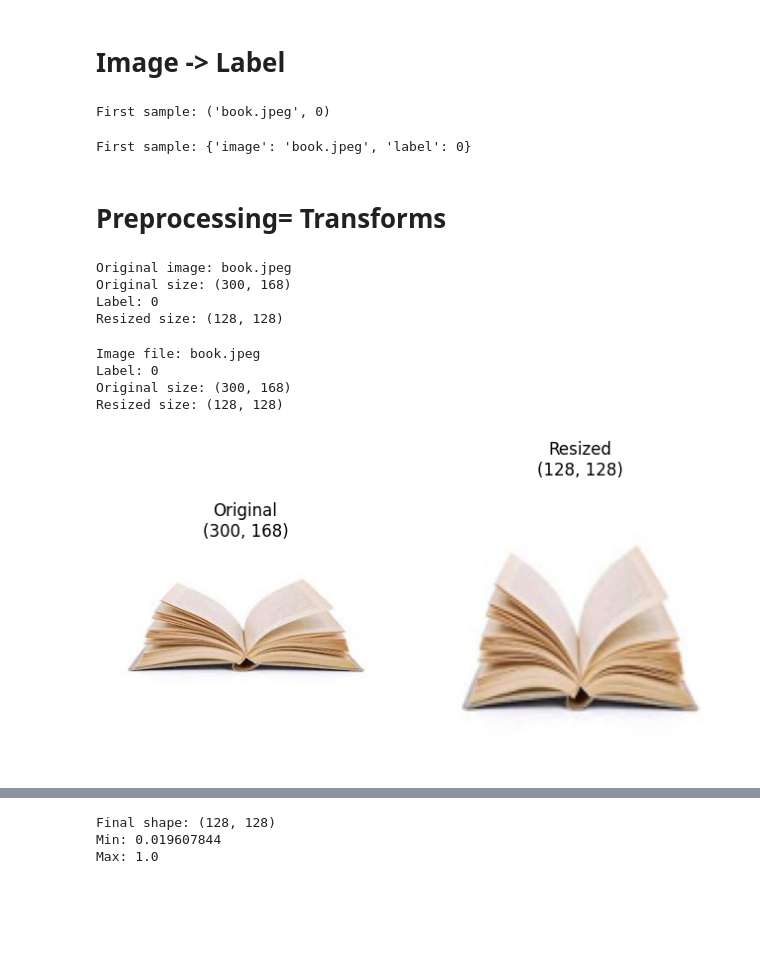
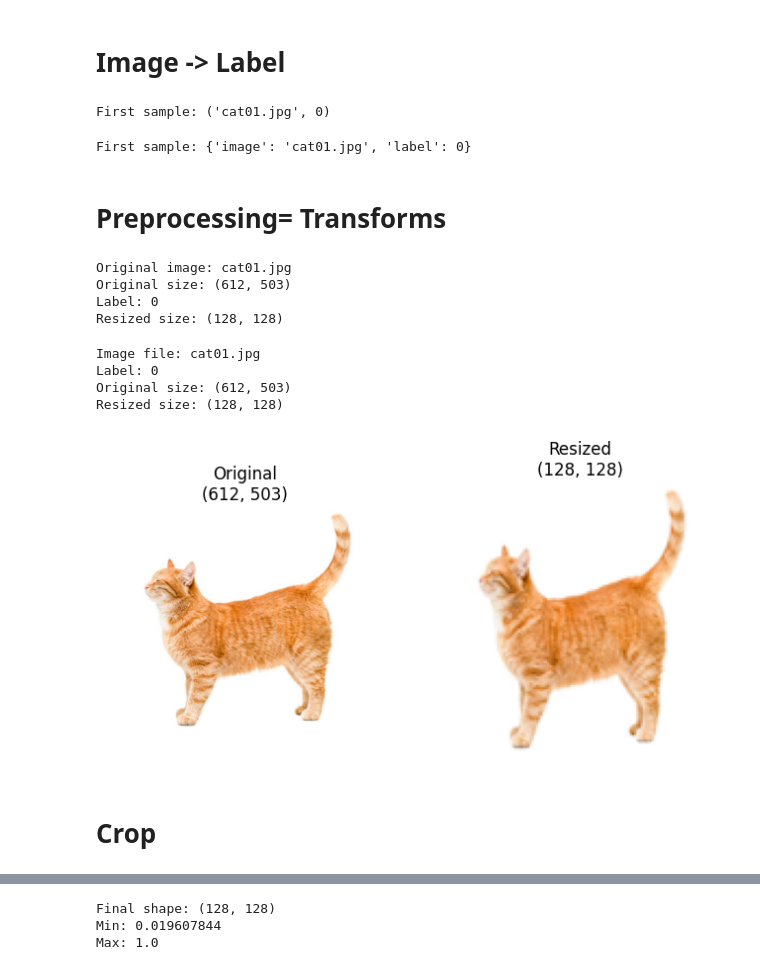
Before and after one commit to rrrasulbekruzmetov/Practise, a Jupyter notebook: Notebook/4_Dars.ipynb, the cells around one changed output, grey strips where cells are left out. Saved outputs shown, nothing was run; the diff lists cells and outputs as text; code cells hidden in the pictures; blank space fills up the shorter version.

```diff
--- a/Notebook/4_Dars.ipynb
+++ b/Notebook/4_Dars.ipynb
@@ -66,36 +66,36 @@ Classes found: ['books', 'notebooks', 'pencils', 'pens']
 # Image -> Label
 # %%
 samples = [
-    ("book.jpeg", 0),
-    ("notebook.jpeg", 1),
+    ("cat01.jpg", 0),
+    ("cat02.jpg", 1),
     ("pen.jpeg", 2),
     ("pencil.jpeg", 3)
 ]
 
 print("First sample:", samples[0])
 # %% [output]
-First sample: ('book.jpeg', 0)
+First sample: ('cat01.jpg', 0)
 # %%
 samples = [
-    {"image": "book.jpeg", "label": 0},
-    {"image": "notebook.jpeg", "label": 1},
-    {"image": "pen.jpeg", "label": 2},
-    {"image": "pencil.jpeg", "label": 3}
+    {"image": "cat01.jpg", "label": 0},
+    {"image": "cat02.jpg", "label": 1},
+    {"image": "dog01.jpg", "label": 2},
+    {"image": "dog02.jpg", "label": 3}
 ]
 
 print("First sample:", samples[0])
 # %% [output]
-First sample: {'image': 'book.jpeg', 'label': 0}
+First sample: {'image': 'cat01.jpg', 'label': 0}
 # %% [markdown]
 # Preprocessing= Transforms
 # %%
 from PIL import Image
 
 samples = [
-    ("book.jpeg", 0),
-    ("notebook.jpeg", 1),
-    ("pen.jpeg", 2),
-    ("pencil.jpeg", 3)
+    ("cat01.jpg", 0),
+    ("cat02.jpg", 1),
+    ("dog01.jpg", 2),
+    ("dog02.jpg", 3)
 ]
 
 image_file, label = samples[0]
@@ -110,8 +110,8 @@ print("Resized size:", resized_img.size)
 
 resized_img.show()
 # %% [output]
-Original image: book.jpeg
-Original size: (300, 168)
+Original image: cat01.jpg
+Original size: (612, 503)
 Label: 0
 Resized size: (128, 128)
 # %%
@@ -119,39 +119,41 @@ from PIL import Image
 import matplotlib.pyplot as plt
 
 samples = [
-    ("book.jpeg", 0),
-    ("notebook.jpeg", 1),
-    ("pen.jpeg", 2),
-    ("pencil.jpeg", 3)
+    ("cat01.jpg", 0),
+    ("cat02.jpg", 1),
+    ("dog01.jpg", 2),
+    ("dog02.jpg", 3)
 ]
 
 image_file, label = samples[0]
 
 img = Image.open(image_file)
 resized_img = img.resize((128, 128))
 
 print("Image file:", image_file)
 print("Label:", label)
 print("Original size:", img.size)
 print("Resized size:", resized_img.size)
 
 plt.figure(figsize=(8, 4))
 
 plt.subplot(1, 2, 1)
 plt.imshow(img)
 plt.title(f"Original\n{img.size}")
 plt.axis("off")
 
 plt.subplot(1, 2, 2)
 plt.imshow(resized_img)
 plt.title(f"Resized\n{resized_img.size}")
 plt.axis("off")
 
 plt.show()
 # %% [output]
-Image file: book.jpeg
+Image file: cat01.jpg
 Label: 0
-Original size: (300, 168)
+Original size: (612, 503)
 Resized size: (128, 128)
-[figure, old version]
+[figure, new version]
+# %% [markdown]
+# Crop
 # %%
```
Also changed, not shown: parts of 19 cells of this notebook.
